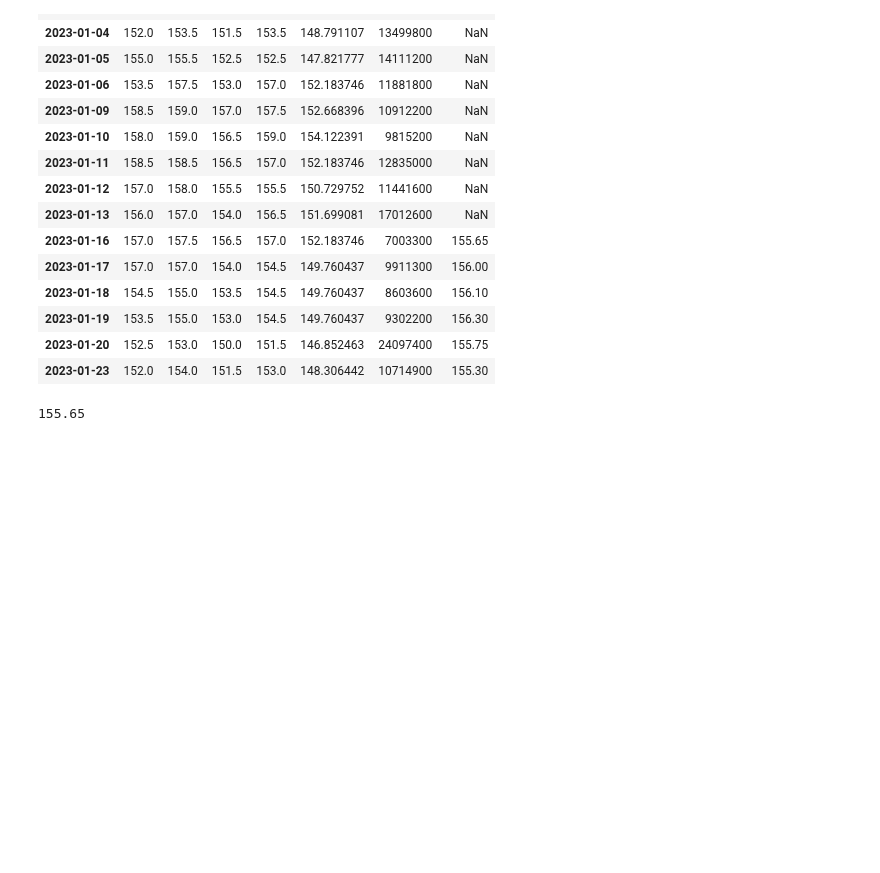
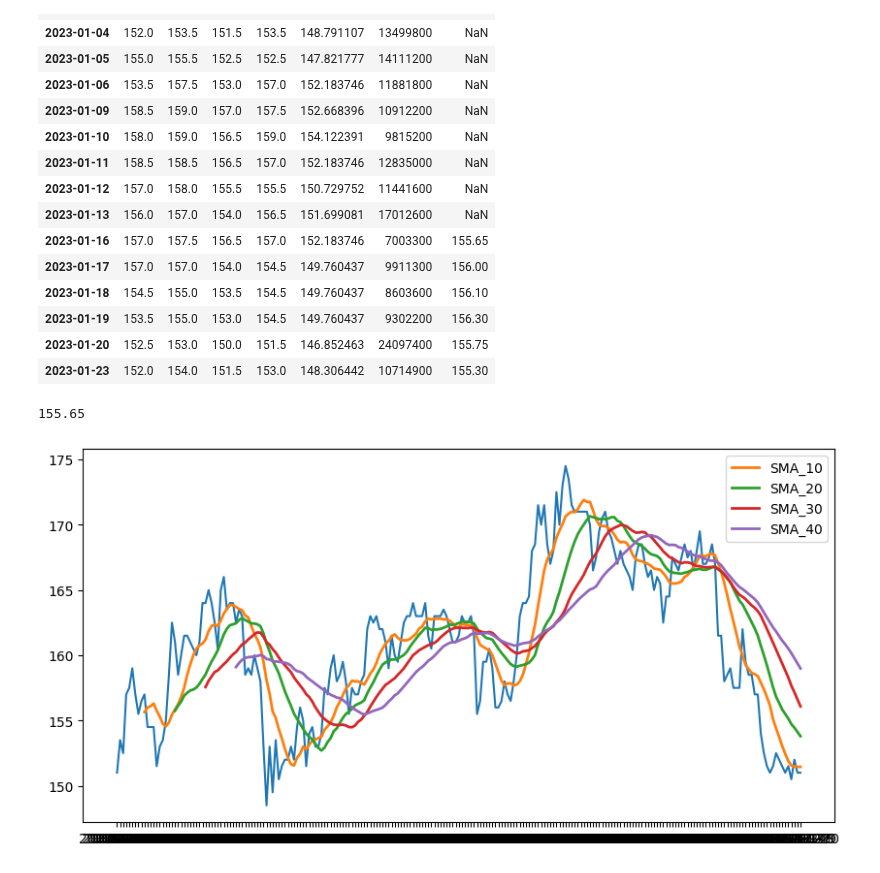
Before and after one commit to pNatTueku/basicPython, a Jupyter notebook: basic_stock_simple_moving_average.ipynb, the cells around one changed output. Saved outputs shown, nothing was run; the diff lists cells and outputs as text; code cells hidden in the pictures; blank space fills up the shorter version.

```diff
--- a/basic_stock_simple_moving_average.ipynb
+++ b/basic_stock_simple_moving_average.ipynb
@@ -137,3 +137,14 @@ df.head(15)
 (151.0 + 153.5 + 152.5 + 157.0 + 157.5 + 159.0 + 157.0 + 155.5 + 156.5 + 157.0)/10
 # %% [output]
 155.65
+# %%
+n = np.linspace(10, 40, 4)
+
+plt.figure(figsize = (10, 5))
+plt.plot(df["Close"])
+for i in range(0,len(n)):
+
+    plt.plot(sma(df["Close"], window = int(n[i])), label = f"SMA_{int(n[i])}", linewidth = 2)
+plt.legend();
+# %% [output]
+[figure, added]
```
Also changed, not shown: 1 other file.
